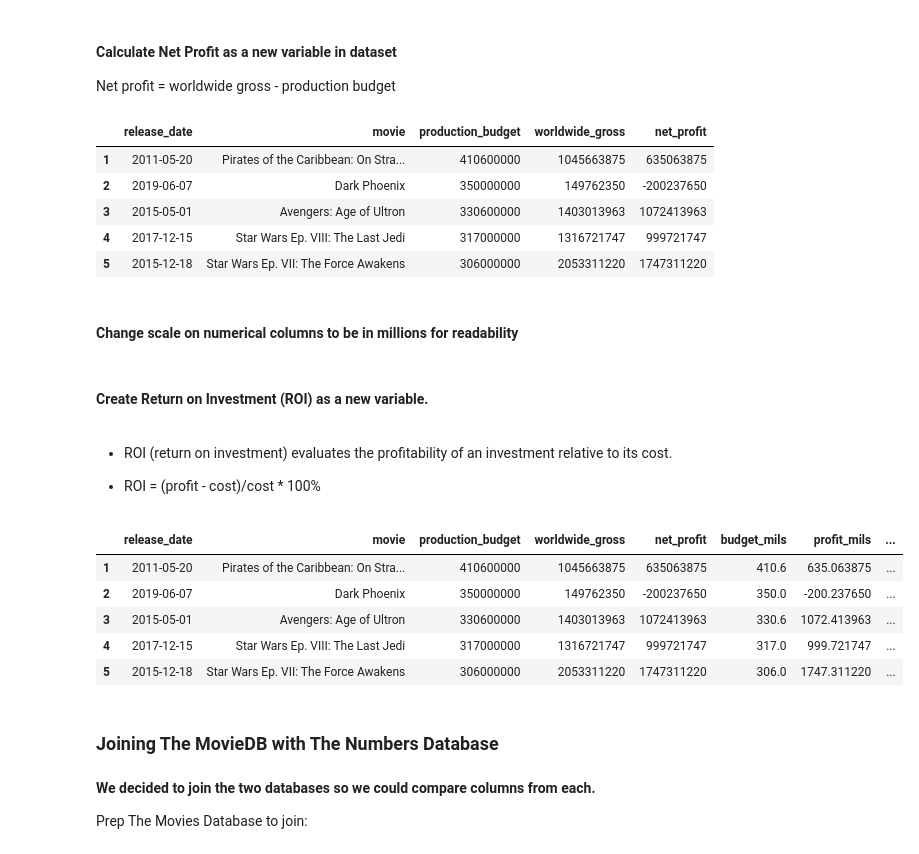
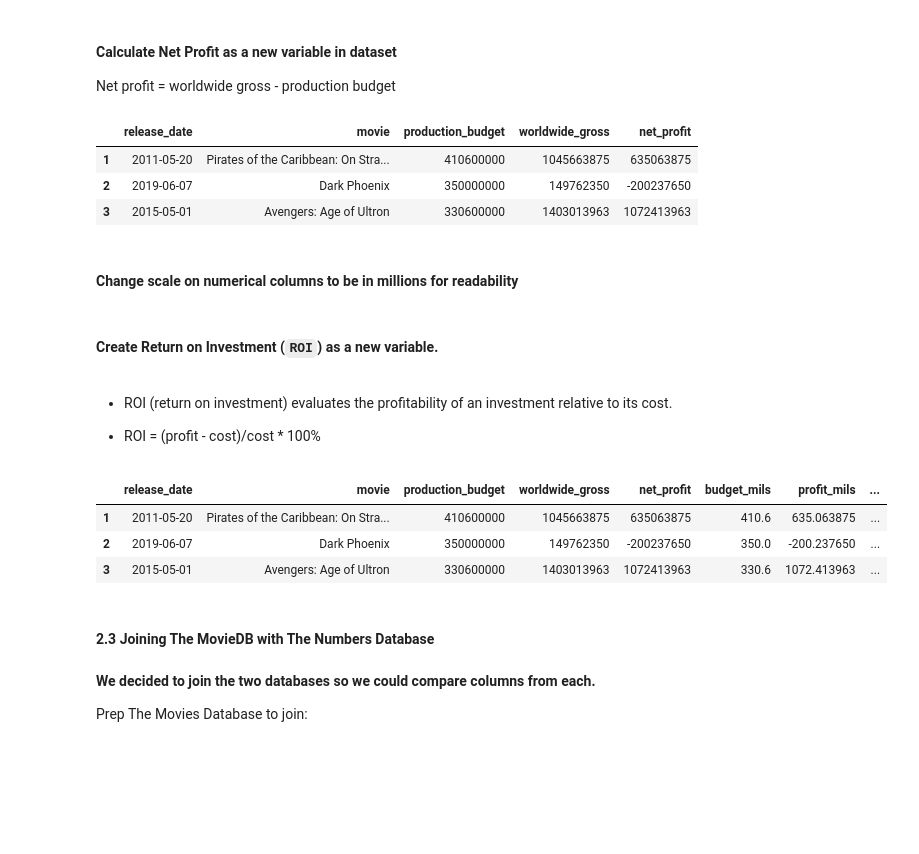
Before and after one commit to fetterollie/Microsoft-Movie-Analysis, a Jupyter notebook: dsc-phase1-project-final-working-copy.ipynb, the cells around one changed output. Saved outputs shown, nothing was run; the diff lists cells and outputs as text; code cells hidden in the pictures; blank space fills up the shorter version.

```diff
--- a/dsc-phase1-project-final-working-copy.ipynb
+++ b/dsc-phase1-project-final-working-copy.ipynb
@@ -370,21 +359,19 @@ This leaves us with 1922 rows and 4 columns of usable data
 Net profit = worldwide gross - production budget
 # %%
 tn_df['net_profit'] = tn_df['worldwide_gross'] - tn_df['production_budget']
-tn_df.head()
+tn_df.head(3)
 # %% [output]
 |  | release_date | movie | production_budget | worldwide_gross | net_profit |
 | 1 | 2011-05-20 | Pirates of the Caribbean: On Stra... | 410600000 | 1045663875 | 635063875 |
 | 2 | 2019-06-07 | Dark Phoenix | 350000000 | 149762350 | -200237650 |
 | 3 | 2015-05-01 | Avengers: Age of Ultron | 330600000 | 1403013963 | 1072413963 |
-| 4 | 2017-12-15 | Star Wars Ep. VIII: The Last Jedi | 317000000 | 1316721747 | 999721747 |
-| 5 | 2015-12-18 | Star Wars Ep. VII: The Force Awakens | 306000000 | 2053311220 | 1747311220 |
 # %% [markdown]
 #### Change scale on numerical columns to be in millions for readability
 # %%
 tn_df['budget_mils'] = tn_df['production_budget'] / 1000000
 tn_df['profit_mils'] = tn_df['net_profit']/1000000
 # %% [markdown]
-#### Create Return on Investment (ROI) as a new variable.
+#### Create Return on Investment (`ROI`) as a new variable.
 # %% [markdown]
 - ROI (return on investment) evaluates the profitability of an investment relative to its cost.
 
@@ -392,16 +379,14 @@ tn_df['profit_mils'] = tn_df['net_profit']/1000000
 # %%
 tn_df['roi'] = tn_df['profit_mils']/tn_df['budget_mils']*100
 
-tn_df.head()
+tn_df.head(3)
 # %% [output]
 |  | release_date | movie | production_budget | worldwide_gross | net_profit | budget_mils | profit_mils | ... |
 | 1 | 2011-05-20 | Pirates of the Caribbean: On Stra... | 410600000 | 1045663875 | 635063875 | 410.6 | 635.063875 | ... |
 | 2 | 2019-06-07 | Dark Phoenix | 350000000 | 149762350 | -200237650 | 350.0 | -200.237650 | ... |
 | 3 | 2015-05-01 | Avengers: Age of Ultron | 330600000 | 1403013963 | 1072413963 | 330.6 | 1072.413963 | ... |
-| 4 | 2017-12-15 | Star Wars Ep. VIII: The Last Jedi | 317000000 | 1316721747 | 999721747 | 317.0 | 999.721747 | ... |
-| 5 | 2015-12-18 | Star Wars Ep. VII: The Force Awakens | 306000000 | 2053311220 | 1747311220 | 306.0 | 1747.311220 | ... |
 # %% [markdown]
-### Joining The MovieDB with The Numbers Database
+#### 2.3 Joining The MovieDB with The Numbers Database
 # %% [markdown]
 **We decided to join the two databases so we could compare columns from each.**
 
```
Also changed, not shown: parts of 44 cells of this notebook.
